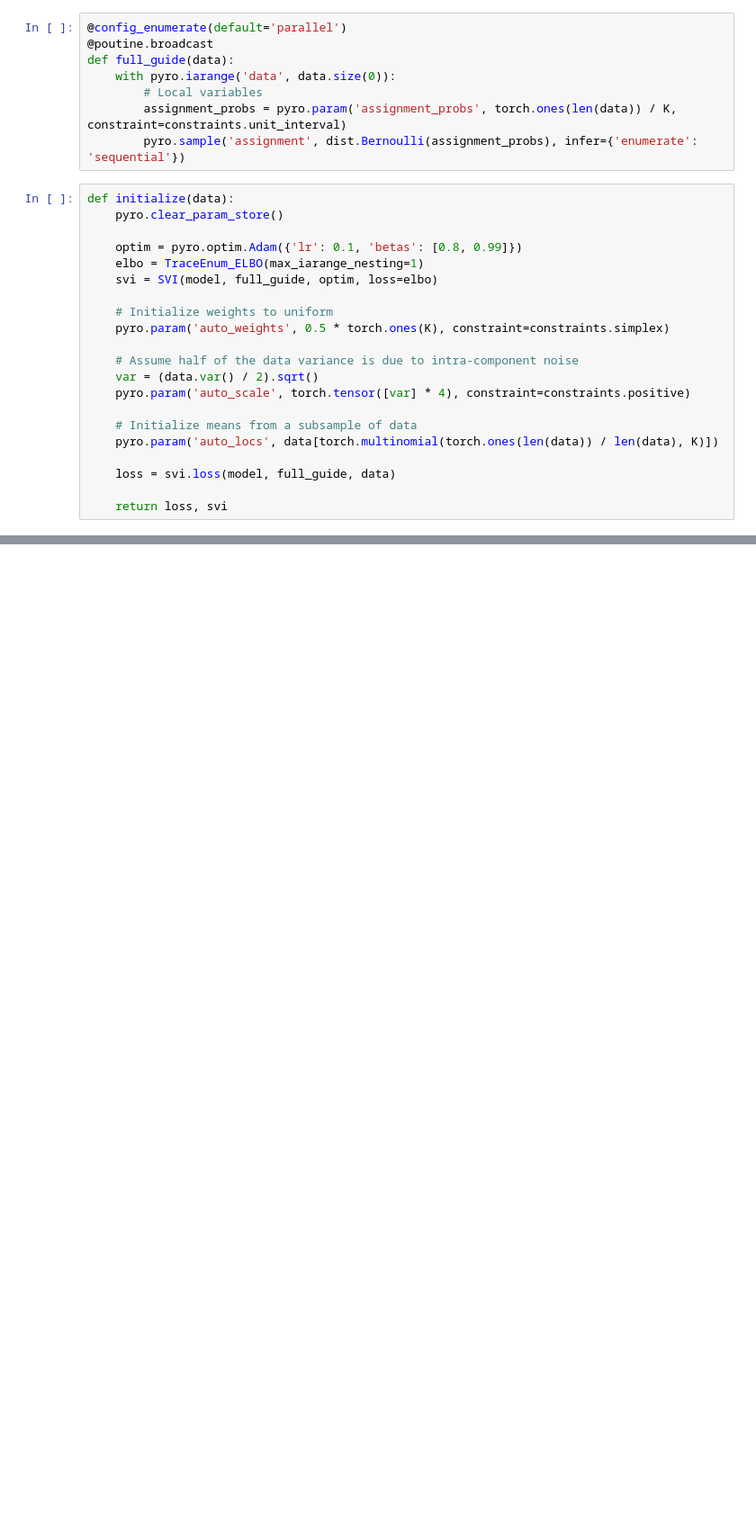
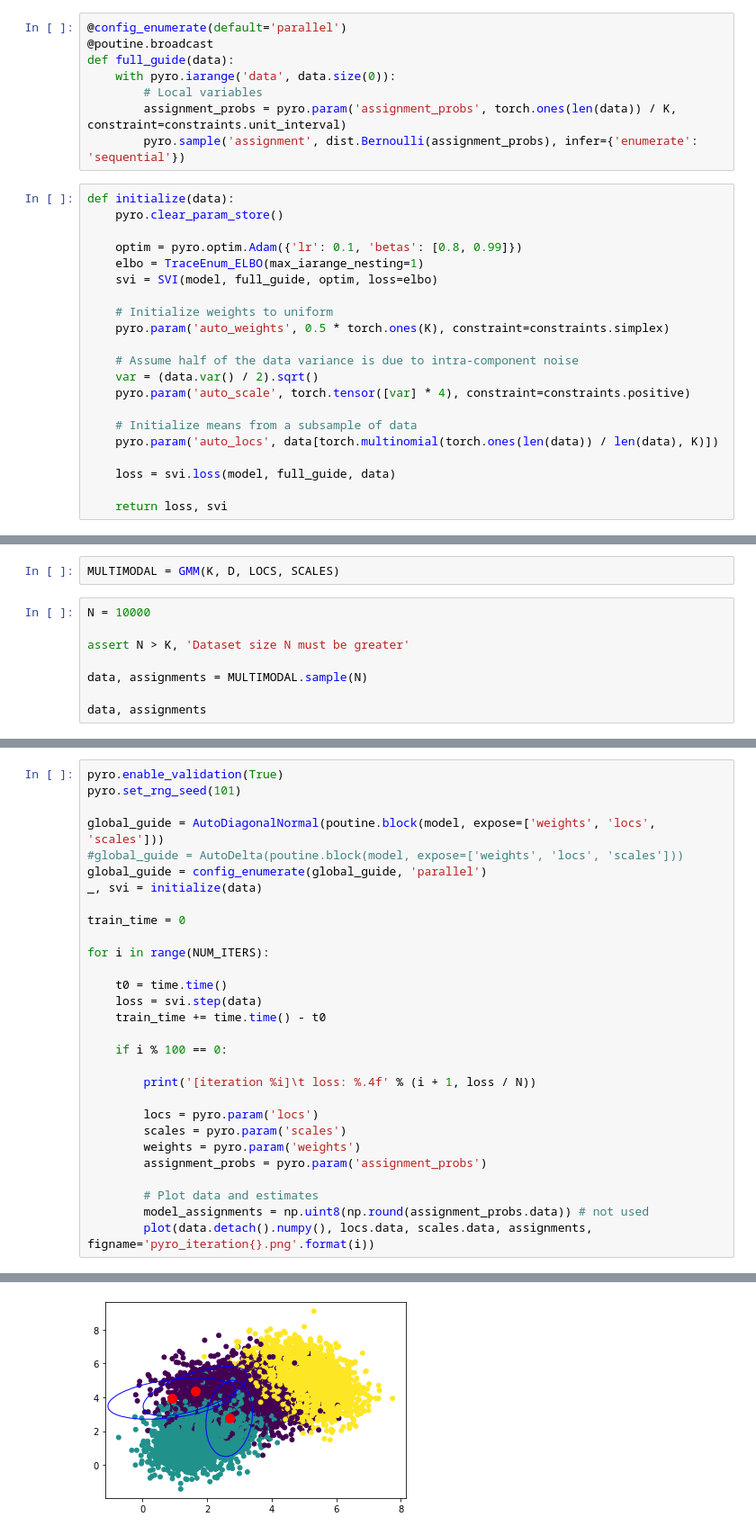
Before and after one commit to lorenzkuhn/advi, a Jupyter notebook: GaussianMixtureModel.ipynb, the cells around one changed output, grey strips where cells are left out. Shown at 90% size. Saved outputs shown, nothing was run; the diff lists cells and outputs as text; blank space fills up the shorter version.

```diff
--- a/GaussianMixtureModel.ipynb
+++ b/GaussianMixtureModel.ipynb
@@ -240,0 +333,10 @@ for i in range(301):
+# %%
+MULTIMODAL = GMM(K, D, LOCS, SCALES)
+# %%
+N = 10000
+
+assert N > K, 'Dataset size N must be greater'
+
+data, assignments = MULTIMODAL.sample(N)
+
+data, assignments
@@ -240,0 +384,30 @@ for i in range(301):
+# %%
+pyro.enable_validation(True)
+pyro.set_rng_seed(101)
+
+global_guide = AutoDiagonalNormal(poutine.block(model, expose=['weights', 'locs', 'scales']))
+#global_guide = AutoDelta(poutine.block(model, expose=['weights', 'locs', 'scales']))
+global_guide = config_enumerate(global_guide, 'parallel')
+_, svi = initialize(data)
+
+train_time = 0
+
+for i in range(NUM_ITERS):
+
+    t0 = time.time()
+    loss = svi.step(data)
+    train_time += time.time() - t0
+
+    if i % 100 == 0:
+
+        print('[iteration %i]\t loss: %.4f' % (i + 1, loss / N))
+
+        locs = pyro.param('locs')
+        scales = pyro.param('scales')
+        weights = pyro.param('weights')
+        assignment_probs = pyro.param('assignment_probs')
+
+        # Plot data and estimates
+        model_assignments = np.uint8(np.round(assignment_probs.data)) # not used
+        plot(data.detach().numpy(), locs.data, scales.data, assignments, figname='pyro_iteration{}.png'.format(i))
+# %% [output]
@@ -240,0 +424 @@ for i in range(301):
+[figure, added]
```
Also changed, not shown: parts of 36 cells of this notebook.
